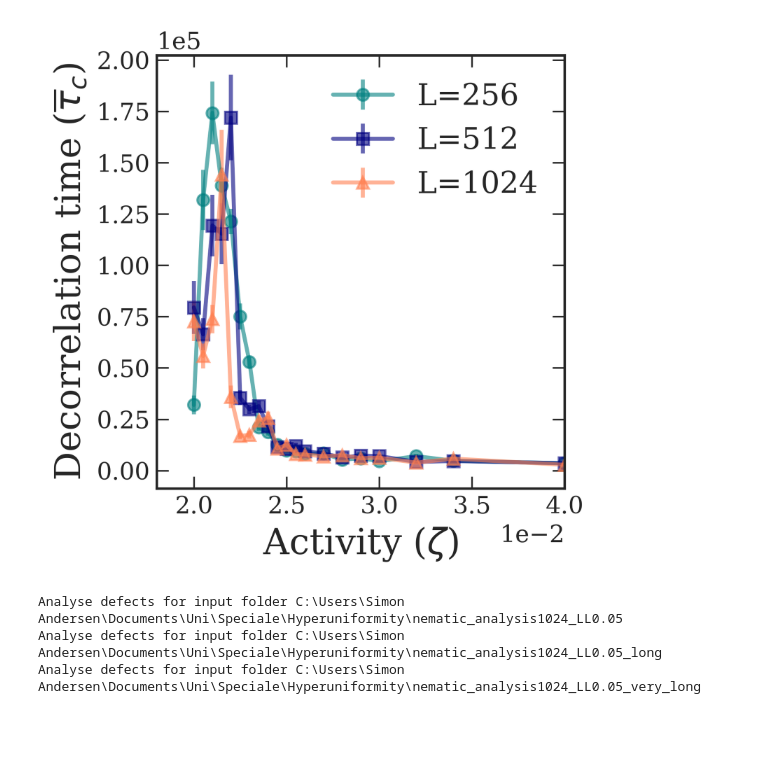
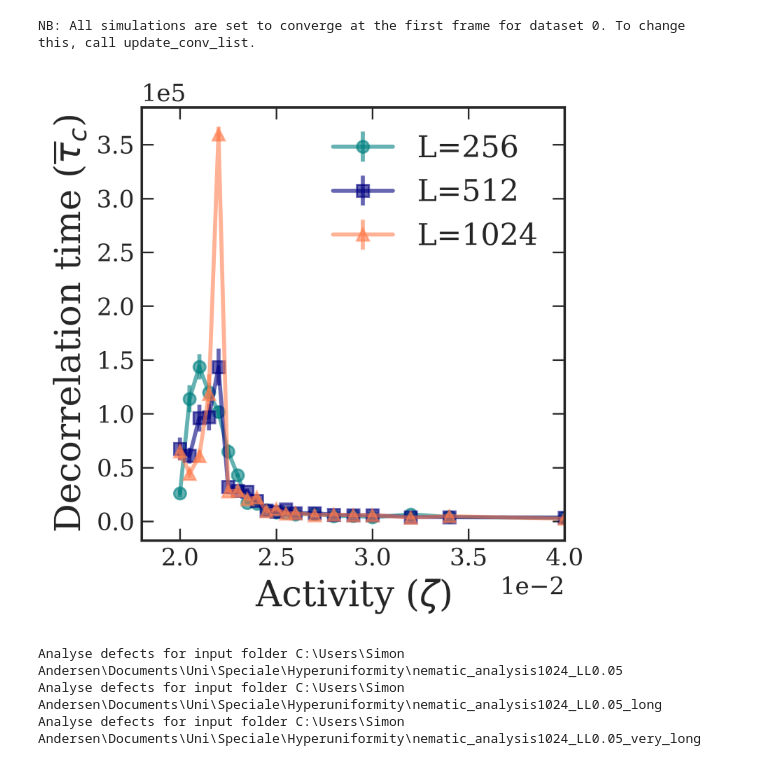
Before and after one commit to simonguld/Thesis, a Jupyter notebook: NematicAnalysis/postprocessing.ipynb, the cells around one changed output. Cells and saved outputs as stored; diff of their text form; code cells hidden in the pictures; blank space fills up the shorter version.

```diff
--- a/NematicAnalysis/postprocessing.ipynb
+++ b/NematicAnalysis/postprocessing.ipynb
@@ -30,7 +30,7 @@ def gen_analysis_dict(LL, mode):
     return defect_list
 
 
-LL = 2048
+LL = 1024
 output_path = f'data\\nematic_analysis{LL}_LL0.05'
 mode = 'all' # 'all' or 'short'
 
@@ -39,11 +39,38 @@ defect_list = gen_analysis_dict(LL, mode)
 ad = AnalyseDefects(defect_list, output_path=output_path)
 
 extract = False
-analyze = False
-merge = False
+analyze = True
+merge = True
+
+if extract:
+    ad.extract_results()
+if analyze:
+    ad.analyze_defects()
+if merge:
+    ad.merge_results()
+# %% [output]
+NB: All simulations are set to converge at the first frame for dataset 0. To change this, call update_conv_list.
+# %%
+LL=1024
+path = f'C:\\Users\\Simon Andersen\\Documents\\Uni\\Speciale\\Hyperuniformity\\na1024vl2'
+path0 = f'C:\\Users\\Simon Andersen\\Documents\\Uni\\Speciale\\Hyperuniformity\\nematic_analysis{LL}_LL0.05_very_long'
+act_list = ad.act_list[-1]
+def_arr = np.zeros((1501, len(act_list), 10))
+for i, act in enumerate(act_list):
+    act = act if act !=0.02 else '0.020'
+    act_path = os.path.join(path, f'analysis_zeta_{act}')
+    for exp in range(10):
+        act_path_exp = os.path.join(act_path, f'zeta_{act}_counter_{exp}')
+        defects = np.loadtxt(os.path.join(act_path_exp, 'Ndefects.txt'))
+        if act == 0.022:
+            act_path_exp0 = os.path.join(path0, f'analysis_zeta_{act}', f'zeta_{act}_counter_{exp}')
+            print(os.path.isfile(os.path.join(act_path_exp0, f'Ndefects_act{act}_exp{exp}.txt')))
+
+            np.savetxt(os.path.join(act_path_exp0, f'Ndefects_act{act}_exp{exp}.txt'), defects)
+        def_arr[-defects.shape[0]:, i, exp] = np.loadtxt(os.path.join(act_path_exp, 'Ndefects.txt'))
 # %%
 ninfo = 500
-tau_simple = False
+tau_simple = True
 
 fig, ax = plt.subplots(ncols=1,nrows=1, figsize = (4,4))
 color = ['r','g','b', 'k']
@@ -54,34 +81,38 @@ sigma_arr = np.zeros([4,len(act_sigma),2])
 
 L_list = [256,512,1024]  #,2048]
 act_min_idx_list = [3, 3, 2]
 
 for j, LL in enumerate(L_list):
 
     output_path = f'data\\nematic_analysis{LL}_LL0.05'
     mode = 'all' # 'all' or 'short'
 
     defect_list = gen_analysis_dict(LL, mode)
 
     ad = AnalyseDefects(defect_list, output_path=output_path)
 
     out_path_merged = ad.output_main_path + '\\merged_results'
 
     order_param_av = np.load(out_path_merged + '\\order_param_av.npy')
     act_list = np.load(out_path_merged + '\\activity_list.npy')[act_min_idx_list[j]:]
     corr_time_av = np.load(out_path_merged + '\\corr_time_av.npy')[:,act_min_idx_list[j]:,:]
 
     corr_time_av *= ninfo
 
+    if LL == 1024:
+        act22_idx = np.where(act_list==0.022)[0][0]
+        corr_time_av[:,act22_idx,0] *= 8
+
     ax.errorbar(act_list,corr_time_av[1 if tau_simple else 0,:,0], yerr=corr_time_av[1 if tau_simple else 0,:,1],
                 label=f'L={LL}', fmt='o-', marker=marker[j], alpha=.6)
 
 ax.legend();
 ax.set_xlim([0.018,0.04])
 ax.set_xlabel(r'Activity ($\zeta$)')
 ax.set_ylabel(r'Decorrelation time ($\overline{\tau}_c$)')
 fig.tight_layout()
 # %% [output]
-[figure, old version]
+[figure, new version]
 # %%
 ad.extract_results()
 # %% [output]
```
Also changed, not shown: 3 other files.
